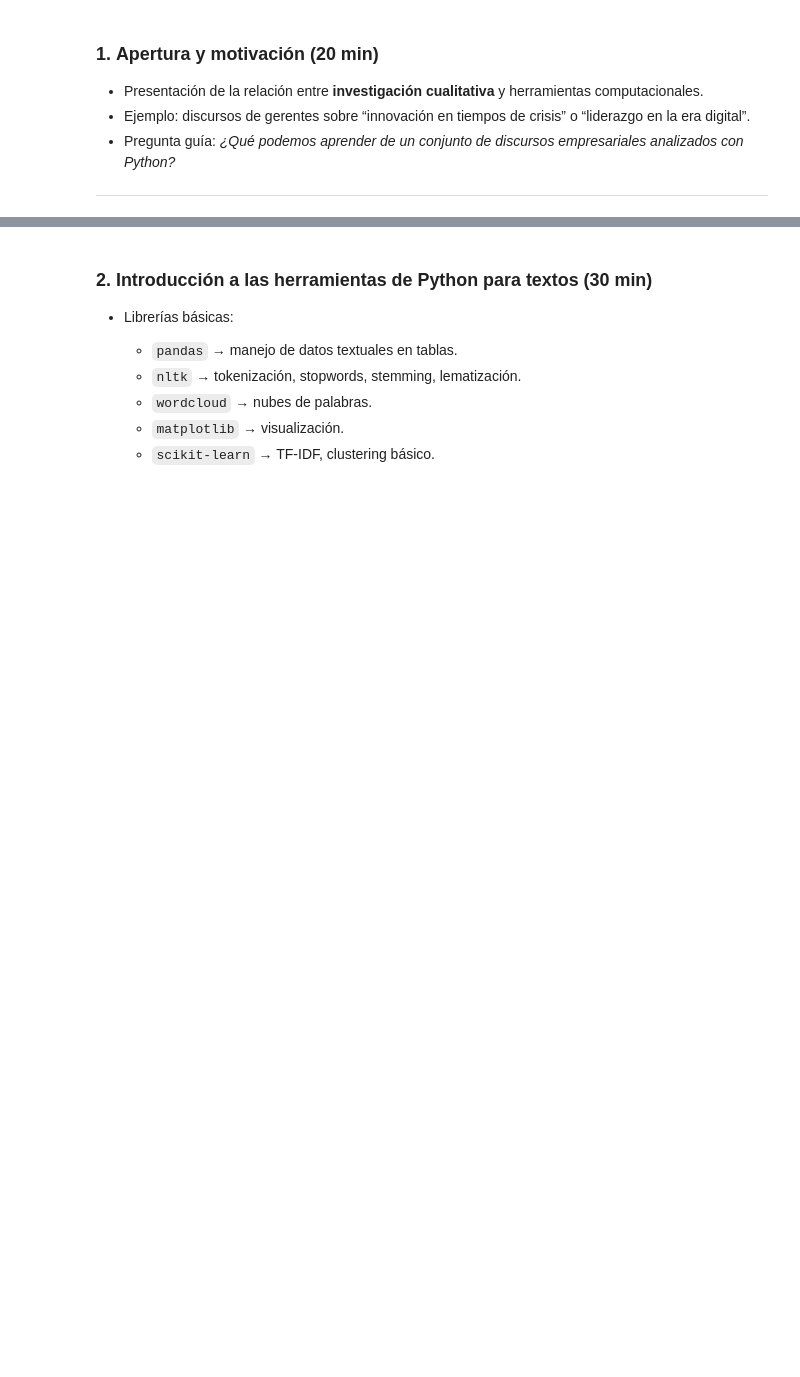
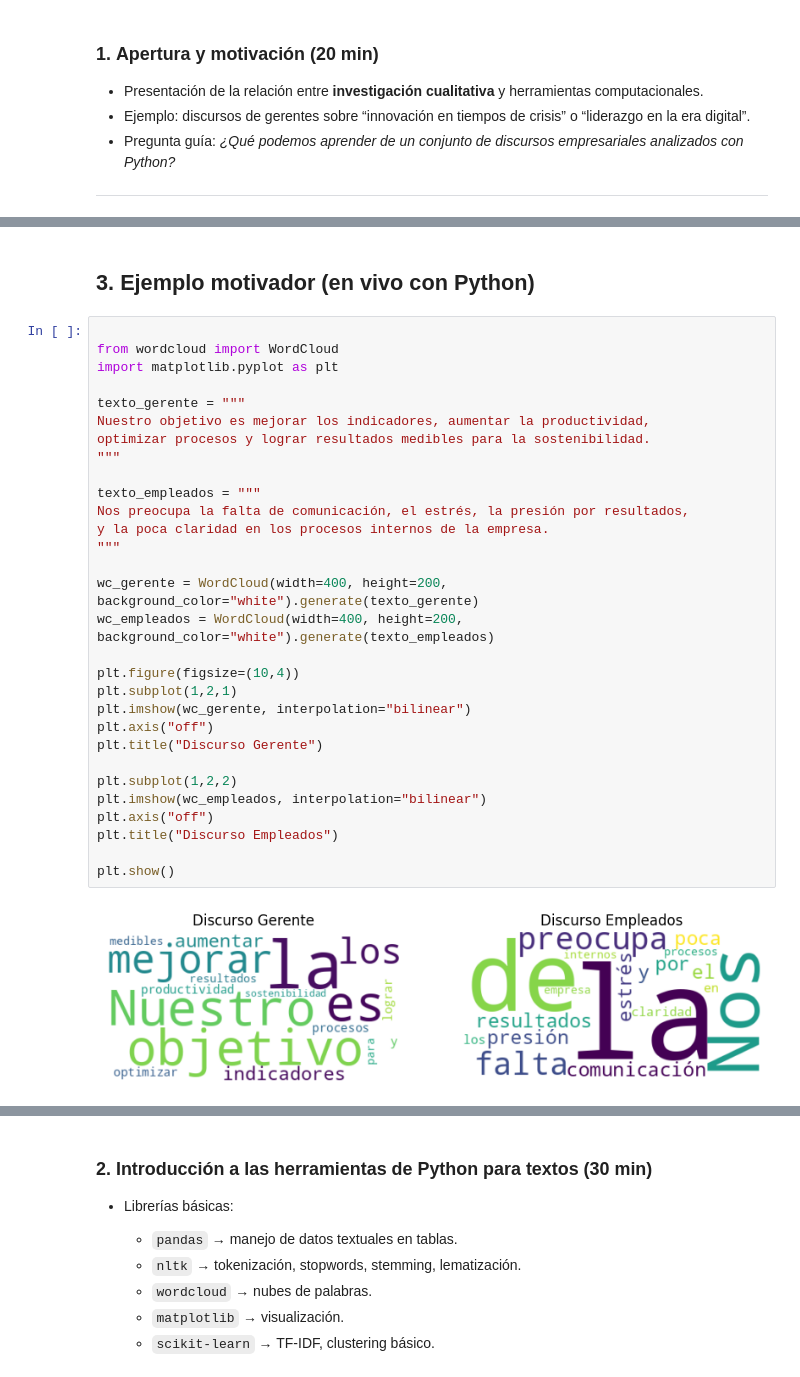
Before and after one commit to marco-canas/linea_invest_didact_math_data, a Jupyter notebook: 1_estrategia_comunicacion/4_jornadas_inv_2025/1_aplicaciones_python_inv_cualitativa/1_analisis_del_discurso/1_analisis_de_discurso.ipynb, the cells around one changed output, grey strips where cells are left out. Cells and saved outputs as stored; diff of their text form; blank space fills up the shorter version.

Commit message:
analisis de entrevistas con python

```diff
--- a/1_estrategia_comunicacion/4_jornadas_inv_2025/1_aplicaciones_python_inv_cualitativa/1_analisis_del_discurso/1_analisis_de_discurso.ipynb
+++ b/1_estrategia_comunicacion/4_jornadas_inv_2025/1_aplicaciones_python_inv_cualitativa/1_analisis_del_discurso/1_analisis_de_discurso.ipynb
@@ -236,0 +175,35 @@ Muestra las dos nubes de palabras y pregunta:
+# %% [markdown]
+
+## 3. **Ejemplo motivador (en vivo con Python)**
+# %%
+
+from wordcloud import WordCloud
+import matplotlib.pyplot as plt
+
+texto_gerente = """
+Nuestro objetivo es mejorar los indicadores, aumentar la productividad,
+optimizar procesos y lograr resultados medibles para la sostenibilidad.
+"""
+
+texto_empleados = """
+Nos preocupa la falta de comunicación, el estrés, la presión por resultados,
+y la poca claridad en los procesos internos de la empresa.
+"""
+
+wc_gerente = WordCloud(width=400, height=200, background_color="white").generate(texto_gerente)
+wc_empleados = WordCloud(width=400, height=200, background_color="white").generate(texto_empleados)
+
+plt.figure(figsize=(10,4))
+plt.subplot(1,2,1)
+plt.imshow(wc_gerente, interpolation="bilinear")
+plt.axis("off")
+plt.title("Discurso Gerente")
+
+plt.subplot(1,2,2)
+plt.imshow(wc_empleados, interpolation="bilinear")
+plt.axis("off")
+plt.title("Discurso Empleados")
+
+plt.show()
+# %% [output]
+[figure, added]
```
Also changed, not shown: parts of 45 cells of this notebook, 15 other files.
